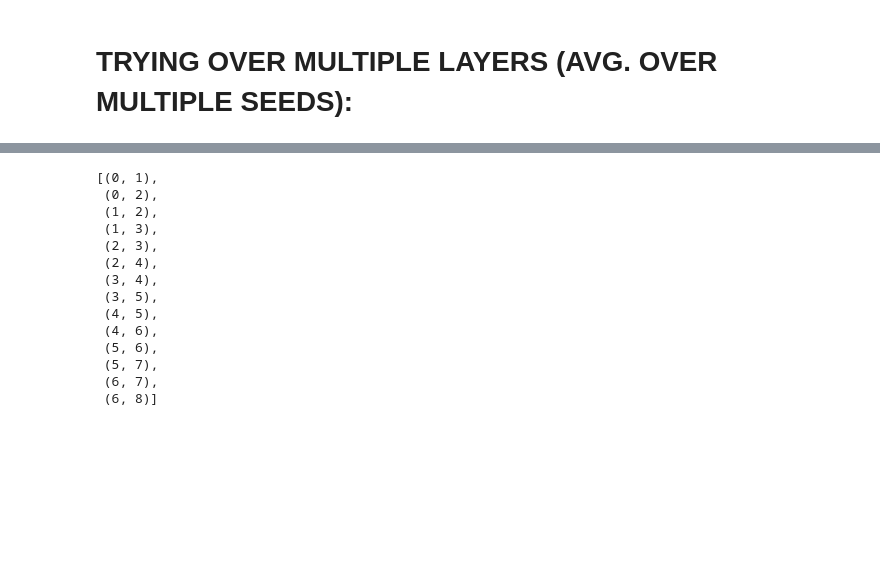
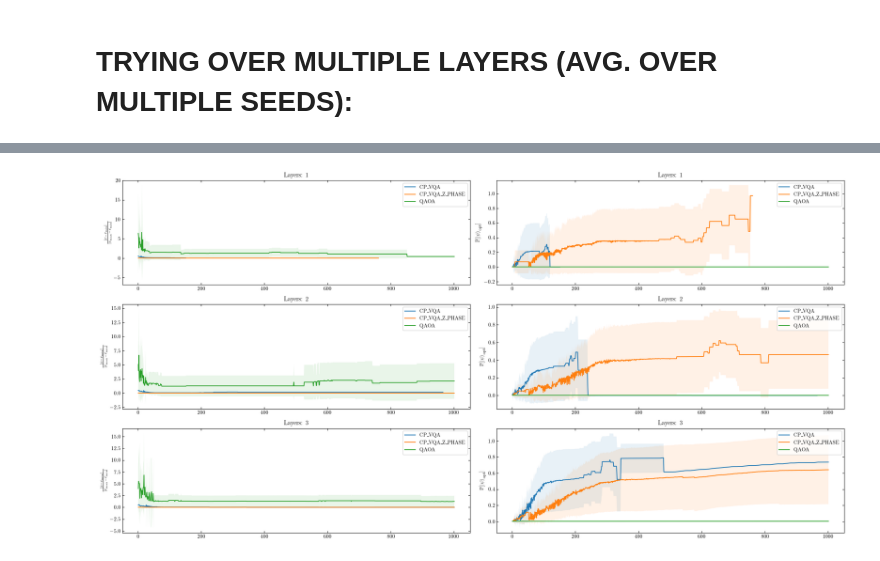
Before and after one commit to seba2390/Azurestuff, a Jupyter notebook: scripts/fig_2.ipynb, the cells around one changed output, grey strips where cells are left out. Cells and saved outputs as stored; diff of their text form; code cells hidden in the pictures; blank space fills up the shorter version.

```diff
--- a/scripts/fig_2.ipynb
+++ b/scripts/fig_2.ipynb
@@ -35,7 +41,7 @@ w_next_nearest_neighbors = False
 # Distributing the 'k' excitations according to some strategy (other than just k first)
 w_strategy = True
 # %%
-my_chain = Chain(N_qubits=9)
+my_chain = Chain(N_qubits=N)
 print(f' Qubit indices in chain: \n', my_chain.get_chain_indexing())
 print(f'\n Corresponding Nearest Neighbor index pairs: \n', my_chain.get_NN_indices())
 print(f'\n Corresponding Nearest Neighbor + Next Nearest index pairs: \n', my_chain.get_NNN_indices())
@@ -603,18 +609,0 @@ plt.show()
-# %%
-N=9
-[(q_1, q_1+1+i) for q_1 in range(0,N-2) for i in range(2)]
-# %% [output]
-[(0, 1),
- (0, 2),
- (1, 2),
- (1, 3),
- (2, 3),
- (2, 4),
- (3, 4),
- (3, 5),
- (4, 5),
- (4, 6),
- (5, 6),
- (5, 7),
- (6, 7),
- (6, 8)]
@@ -620,0 +638,25 @@ N=9
+# %%
+plt.rc("font", family=["Helvetica", "Arial"])
+plt.rc("text", usetex=True)
+plt.rcParams['text.latex.preamble'] = r'\usepackage{amsmath}\usepackage{amssymb}\usepackage{physics}'
+plt.rc("xtick", top=True, direction="in")
+plt.rc("ytick", right=True, direction="in")
+
+fig, ax = plt.subplots(3,2,figsize=(20,10))
+
+y_labels = [r'$\frac{|c-c_{\textrm{min}}|}{|c_{\textrm{max}}-c_{\textrm{min}}|}$', r'$\mathbb{P}[\ket{\psi}_{\text{opt}}]$']
+for i, _type_1_ in enumerate(['costs','probs']):
+    for layer in range(MAX_N_LAYERS):
+        for _type_2_ in ['CP_VQA','CP_VQA_Z_PHASE','QAOA']:
+            ax[layer][i].set_title(f'Layers: {layer+1}')
+            Y = np.array(result[layer+1][_type_1_][_type_2_][0])
+            Y_std_dev = np.array(result[layer+1][_type_1_][_type_2_][1])
+            iterations = [it for it in range(1,len(Y)+1)]
+            ax[layer][i].plot(iterations,result[layer+1][_type_1_][_type_2_][0],label=_type_2_)
+            ax[layer][i].fill_between(iterations,Y-Y_std_dev,Y+Y_std_dev, alpha=0.1)
+            ax[layer][i].set_ylabel(y_labels[i])
+            ax[layer][i].legend()
+
+fig.set_tight_layout(True)
+# %% [output]
+[figure, added]
```
Also changed, not shown: parts of 15 cells of this notebook, 4 other files.
